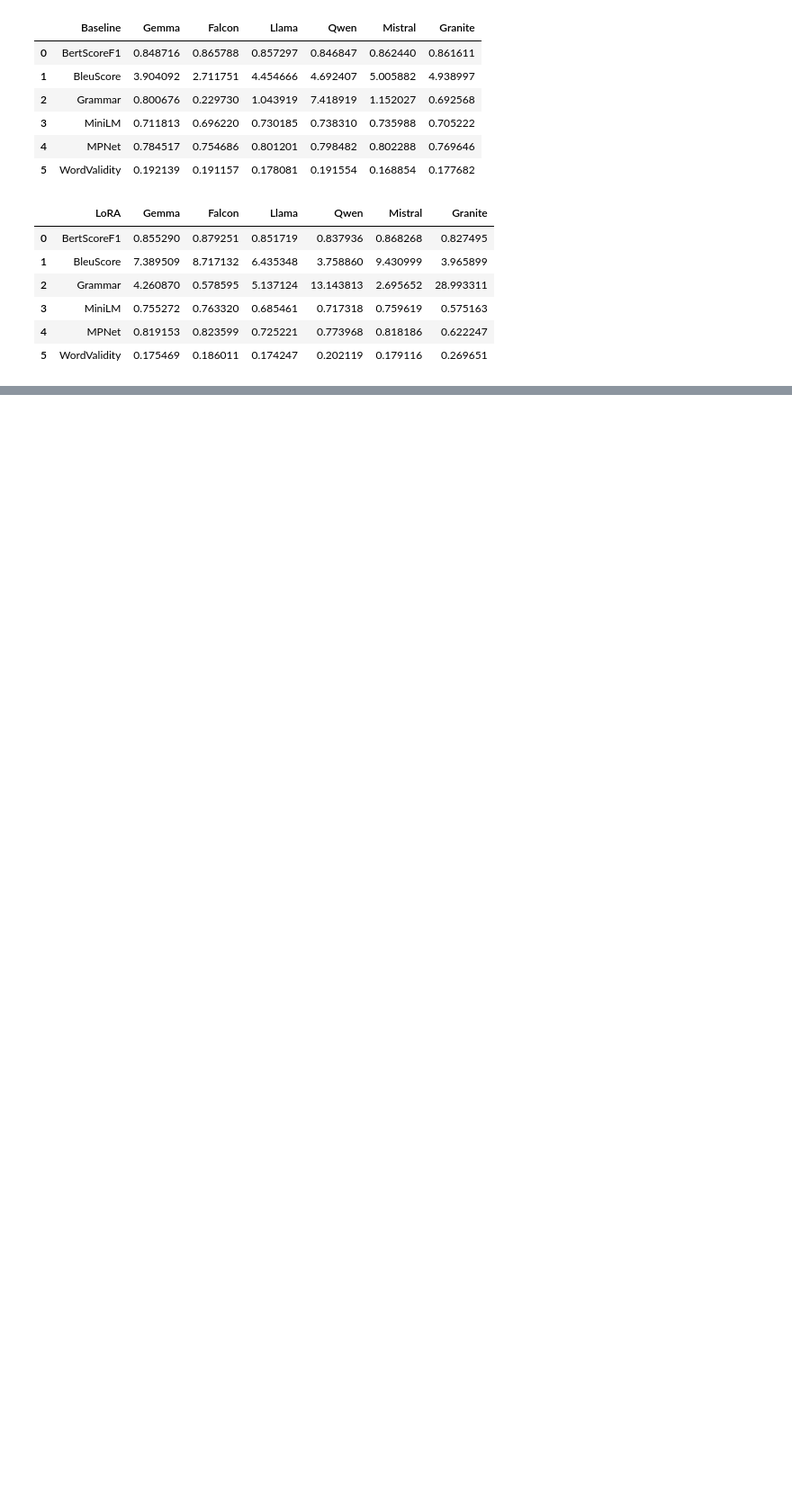
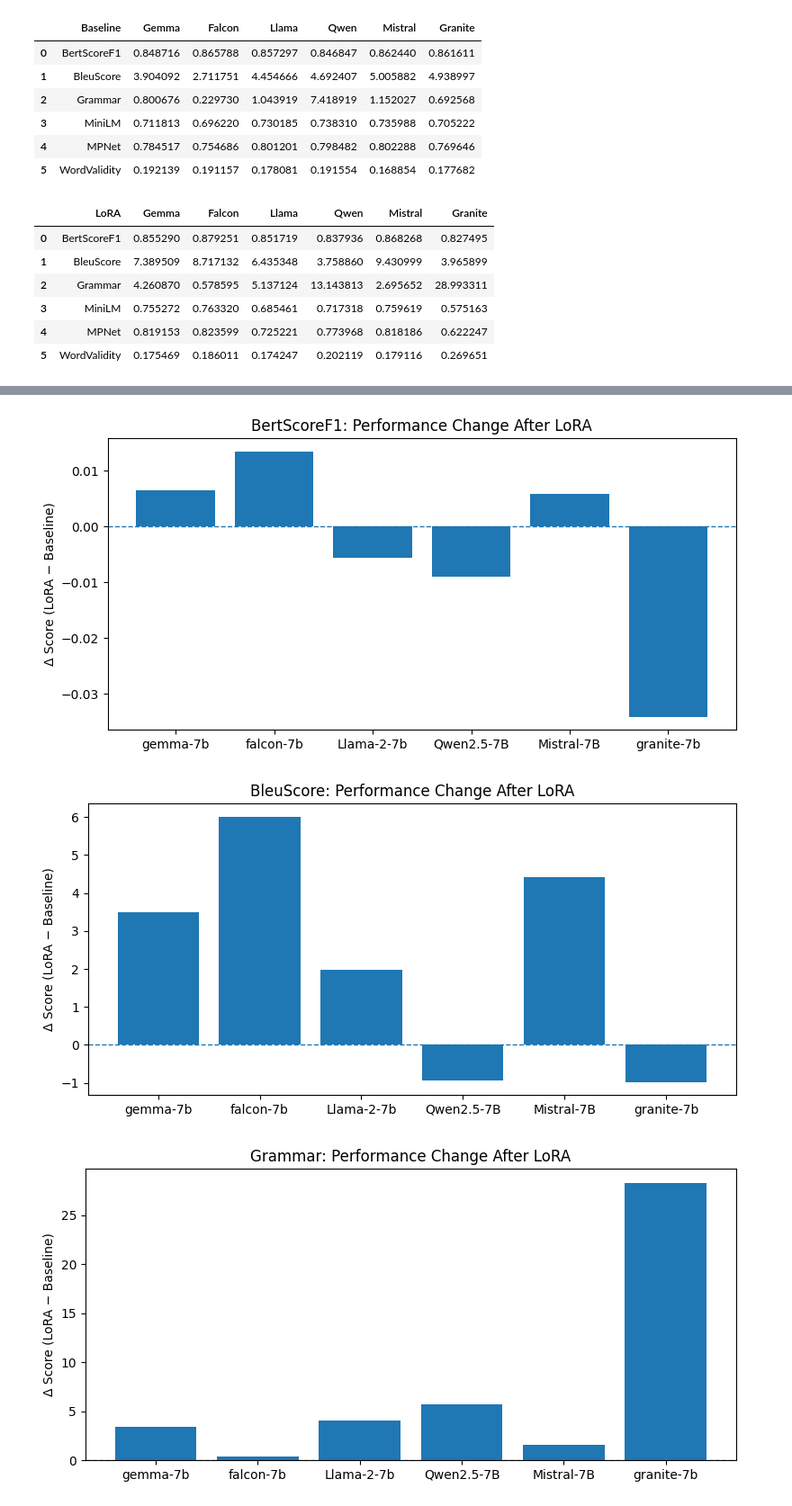
Before and after one commit to KarynTham/LoRA_7B, a Jupyter notebook: Analysis/Baseline vs LoRA/BarChart.ipynb, the cells around one changed output, grey strips where cells are left out. Shown: that part at 90% size. Saved outputs shown, nothing was run; the diff lists cells and outputs as text; code cells hidden in the pictures; blank space fills up the shorter version.

```diff
--- a/Analysis/Baseline vs LoRA/BarChart.ipynb
+++ b/Analysis/Baseline vs LoRA/BarChart.ipynb
@@ -74,0 +123,28 @@ for i, metric in enumerate(metrics):
+# %%
+for i, metric in enumerate(metrics):
+    baseline_vals = df_baseline.loc[i, models].values.astype(float)
+    lora_vals = df_lora.loc[i, models].values.astype(float)
+
+    diff = lora_vals - baseline_vals  # Δ = LoRA − Baseline
+
+    x = np.arange(len(models))
+
+    plt.figure(figsize=(8, 4))
+    plt.bar(x, diff)
+    plt.axhline(0, linestyle="--", linewidth=1)
+
+    plt.xticks(x, models, rotation=0)
+    plt.ylabel("Δ Score (LoRA − Baseline)")
+    plt.title(f"{metric}: Performance Change After LoRA")
+
+    plt.tight_layout()
+    plt.savefig(
+        os.path.join(output_dir, f"{metric}_delta_lora_vs_baseline.png"),
+        dpi=300
+    )
+    plt.show()
+    plt.close()
+# %% [output]
+[figure, added]
+[figure, added]
+[figure, added]
```
Also changed, not shown: parts of 14 cells of this notebook.
